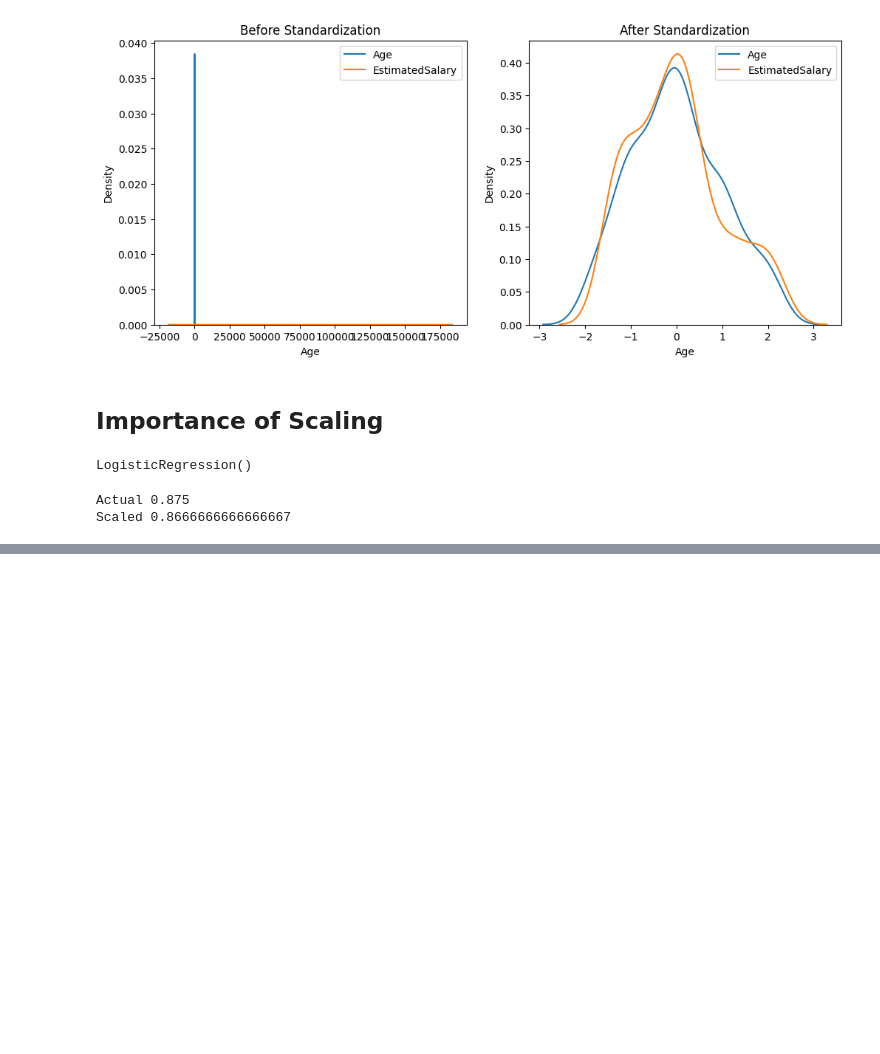
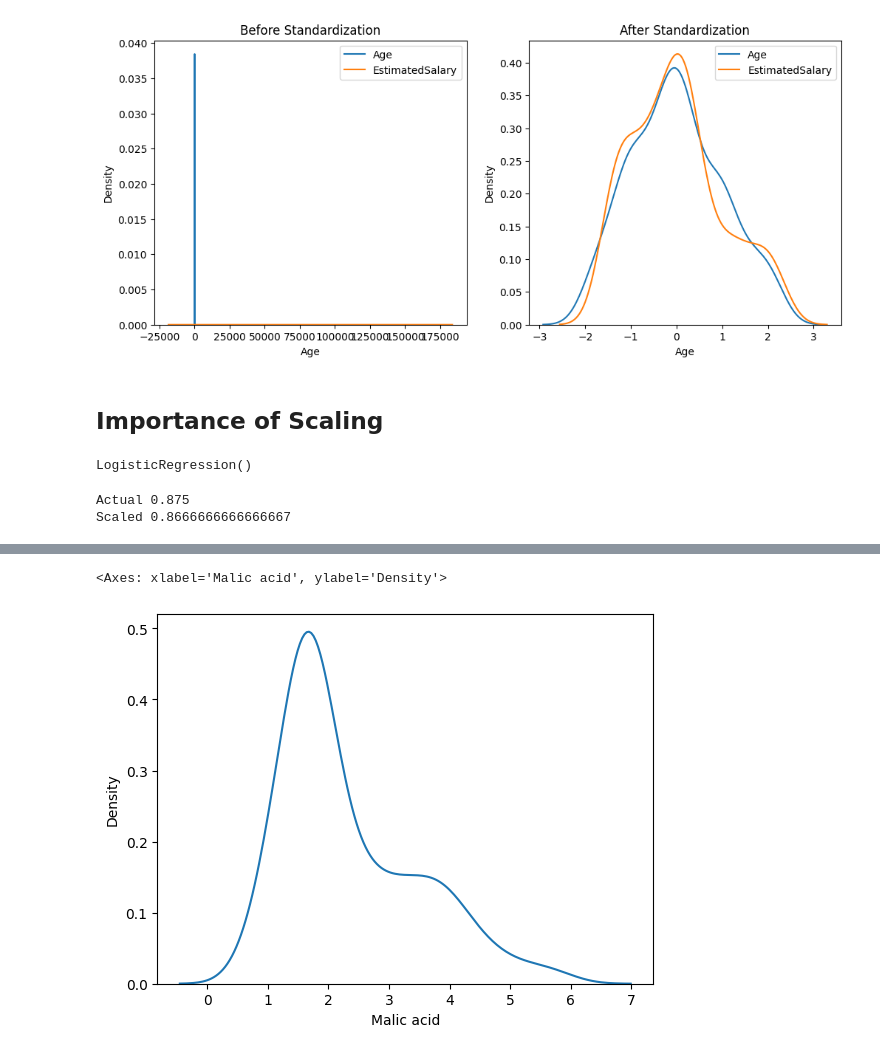
Before and after one commit to tiwariPratyush/ML, a Jupyter notebook: Feature_Engineering/featrue_scaling.ipynb, the cells around one changed output, grey strips where cells are left out. Cells and saved outputs as stored; diff of their text form; code cells hidden in the pictures; blank space fills up the shorter version.

```diff
--- a/Feature_Engineering/featrue_scaling.ipynb
+++ b/Feature_Engineering/featrue_scaling.ipynb
@@ -187,0 +223,5 @@ Scaled 0.8666666666666667
+# %%
+sns.kdeplot(df['Malic acid'])
+# %% [output]
+<Axes: xlabel='Malic acid', ylabel='Density'>
+[figure, added]
```
Also changed, not shown: parts of 16 cells of this notebook, 4 other files.
